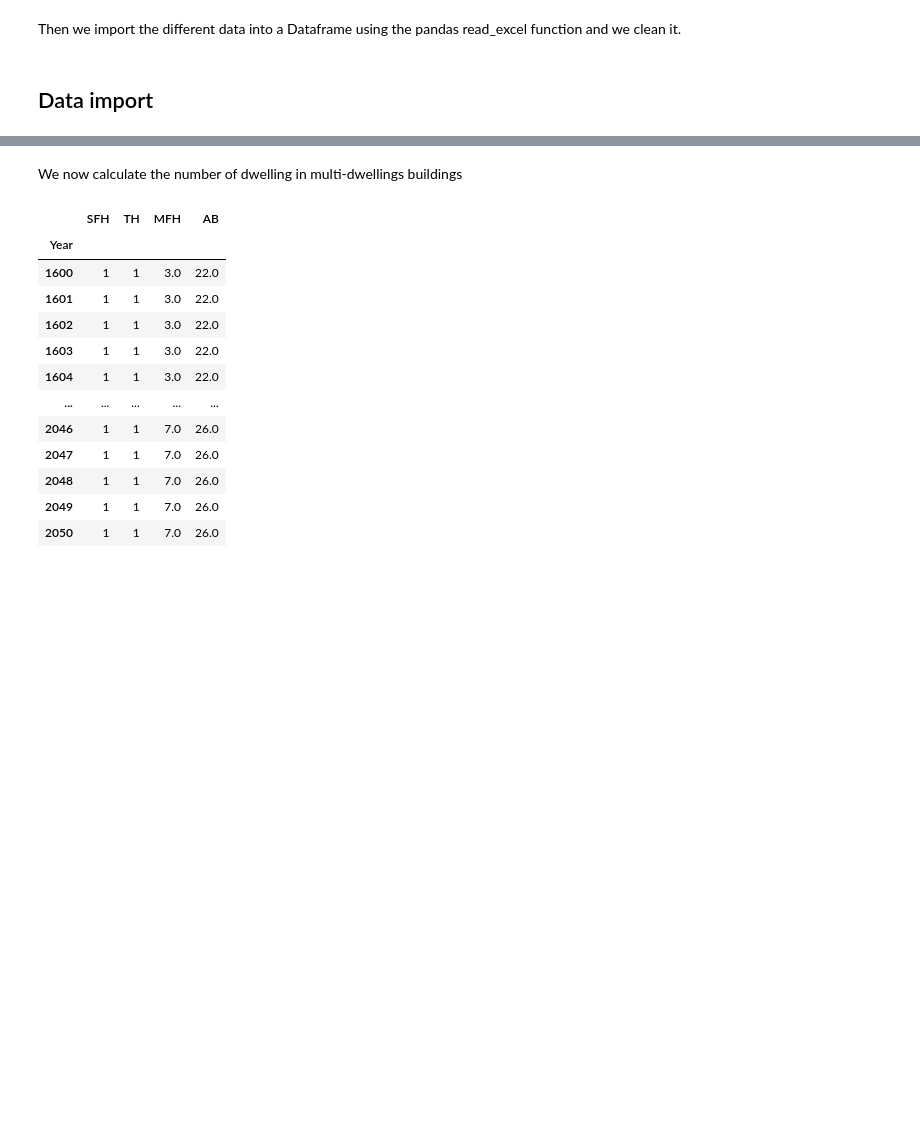
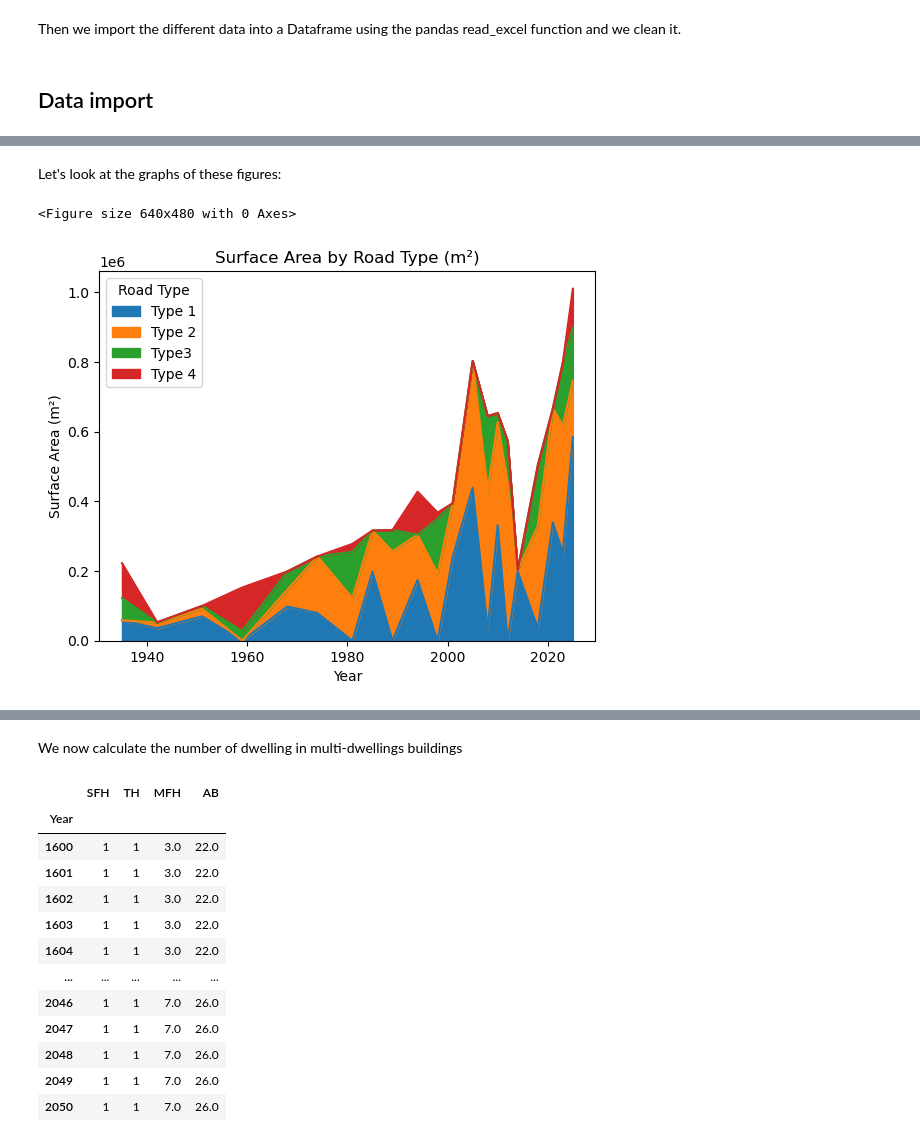
Before and after one commit to leolibe/master_thesis, a Jupyter notebook: data_processing/01.Raw_processing/raw_data_processing.ipynb, the cells around one changed output, grey strips where cells are left out. Cells and saved outputs as stored; diff of their text form; code cells hidden in the pictures; blank space fills up the shorter version.

```diff
--- a/data_processing/01.Raw_processing/raw_data_processing.ipynb
+++ b/data_processing/01.Raw_processing/raw_data_processing.ipynb
@@ -76,3 +29,0 @@ We want to focus on the percentage of each type of dwelling in order to calculat
-# %%
-for col in headers[1:-1]:  # Exclure la première colonne (année) et la dernière colonne (somme)
-    data_typesplit[f'{col} (%)'] = (data_typesplit[col] / data_typesplit['Sum']) * 100
@@ -156,4 +29,0 @@ data_ts
-# %%
-for col in headers[1:-1]:  # Exclure la première colonne (année) et la dernière colonne (somme)
-    data_ts[f'{col} (%)'] = (data_ts[col] / data_ts['sum']) * 100
-data_ts
@@ -320,0 +32,15 @@ display(data_area)
+# %%
+# Extracting data from the source file into a panda Dataframe
+file = personnal_path / "data" / "01.Raw" / "Road_description" / "road_description.xlsx"
+
+headers = pd.read_excel(file, sheet_name=0, header=None, skiprows=0, nrows=1, usecols="A:F").iloc[0]
+data_road_description = pd.read_excel(
+    file,
+    sheet_name=0,
+    header=0,
+    usecols="A:F",
+    index_col=[0, 1],
+    engine="openpyxl",
+)
+
+data_road_description.iloc[0:10, 0:5]
@@ -320,0 +113,6 @@ display(data_area)
+# %%
+for col in areas_per_year.columns:
+    if col != "Total Area":
+        areas_per_year[f"{col} (%)"] = (
+            areas_per_year[col] / areas_per_year["Total Area"]
+        ) * 100
@@ -320,0 +139,18 @@ display(data_area)
+# %% [markdown]
+Let's look at the graphs of these figures:
+# %%
+area_cols = ["Type 1", "Type 2", "Type3", "Type 4"]
+
+plt.figure()
+
+areas_per_year[area_cols].plot(kind="area")
+
+plt.title("Surface Area by Road Type (m²)")
+plt.xlabel("Year")
+plt.ylabel("Surface Area (m²)")
+plt.legend(title="Road Type")
+
+plt.show()
+# %% [output]
+<Figure size 640x480 with 0 Axes>
+[figure, added]
```
Also changed, not shown: parts of 42 cells of this notebook, 1 other file.
